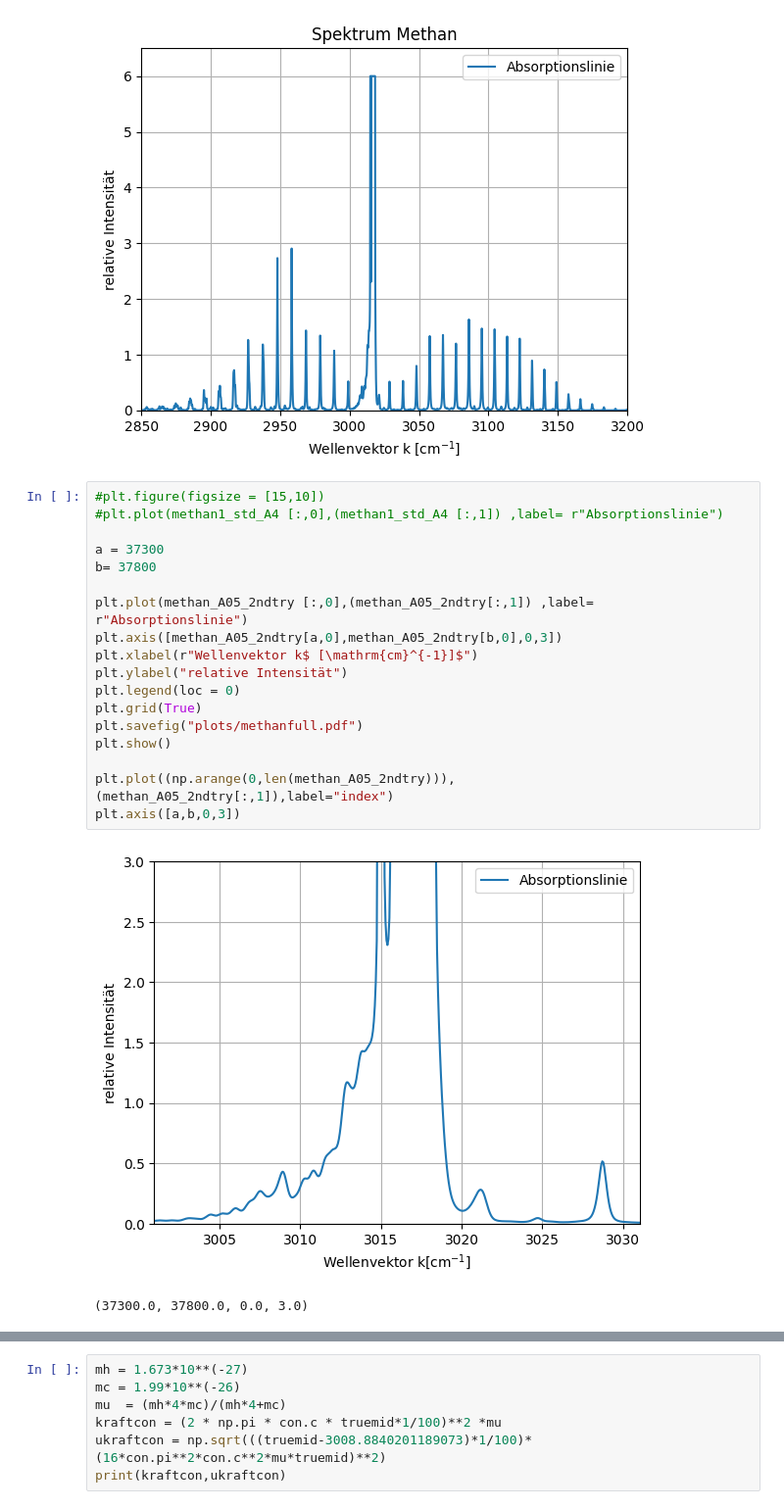
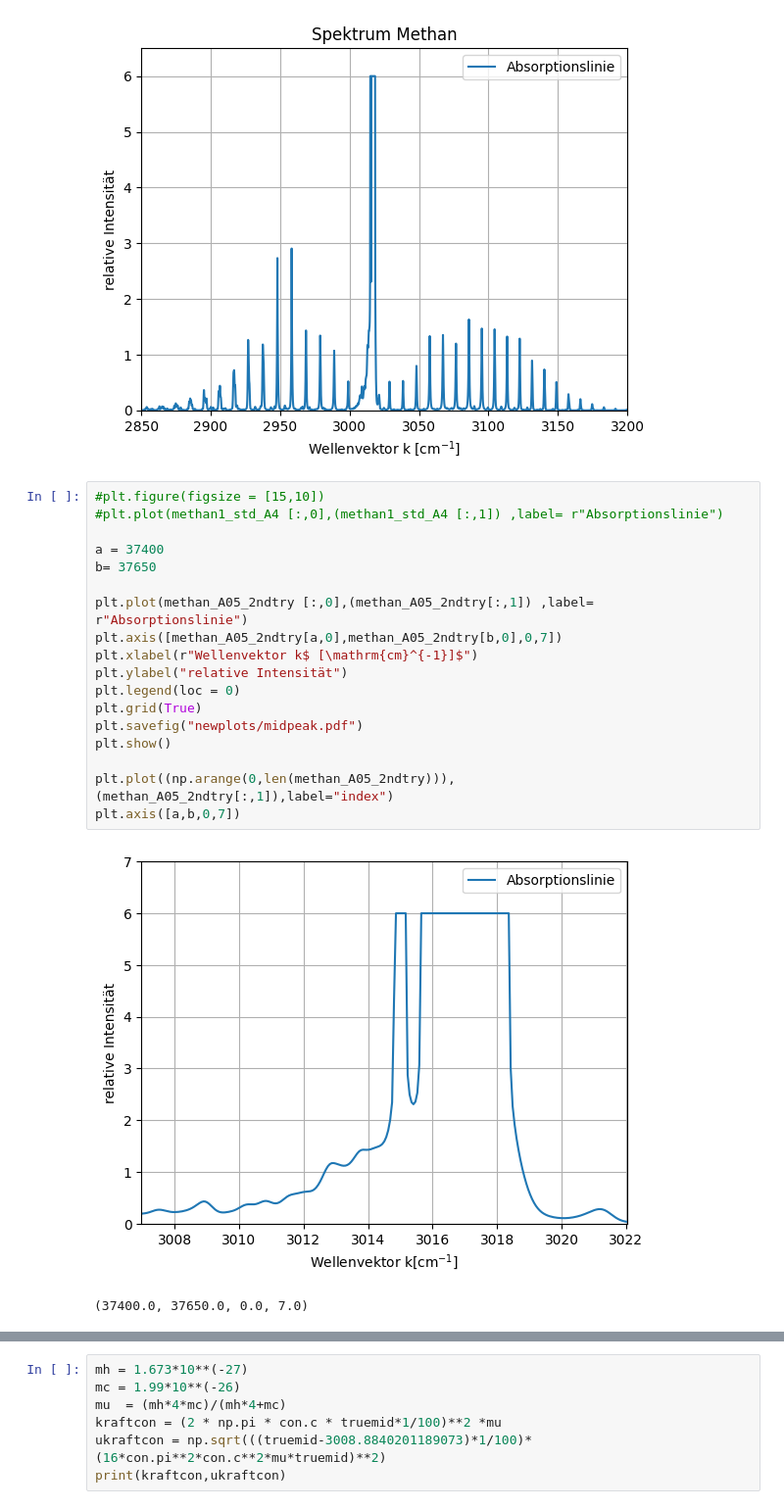
Before and after one commit to iLoveeMilkaa/M1-Lab, a Jupyter notebook: Aufgabe 4.ipynb, the cells around one changed output, grey strips where cells are left out. Shown: that part at 98% size. Cells and saved outputs as stored; diff of their text form.

```diff
--- a/Aufgabe 4.ipynb
+++ b/Aufgabe 4.ipynb
@@ -29,21 +29,21 @@ Text(0.5, 1.0, 'Spektrum Methan')
 # %%
 #plt.figure(figsize = [15,10])
 #plt.plot(methan1_std_A4 [:,0],(methan1_std_A4 [:,1]) ,label= r"Absorptionslinie")
 
-a = 37300
-b= 37800
+a = 37400
+b= 37650
 
 plt.plot(methan_A05_2ndtry [:,0],(methan_A05_2ndtry[:,1]) ,label= r"Absorptionslinie")
-plt.axis([methan_A05_2ndtry[a,0],methan_A05_2ndtry[b,0],0,3])
+plt.axis([methan_A05_2ndtry[a,0],methan_A05_2ndtry[b,0],0,7])
 plt.xlabel(r"Wellenvektor k$ [\mathrm{cm}^{-1}]$")
 plt.ylabel("relative Intensität")
 plt.legend(loc = 0)
 plt.grid(True)
-plt.savefig("plots/methanfull.pdf")
+plt.savefig("newplots/midpeak.pdf")
 plt.show()
 
 plt.plot((np.arange(0,len(methan_A05_2ndtry))),(methan_A05_2ndtry[:,1]),label="index")
-plt.axis([a,b,0,3])
+plt.axis([a,b,0,7])
 # %% [output]
-[figure, old version]
+[figure, new version]
-(37300.0, 37800.0, 0.0, 3.0)
+(37400.0, 37650.0, 0.0, 7.0)
```
Also changed, not shown: parts of 6 cells of this notebook, 1 other file.
